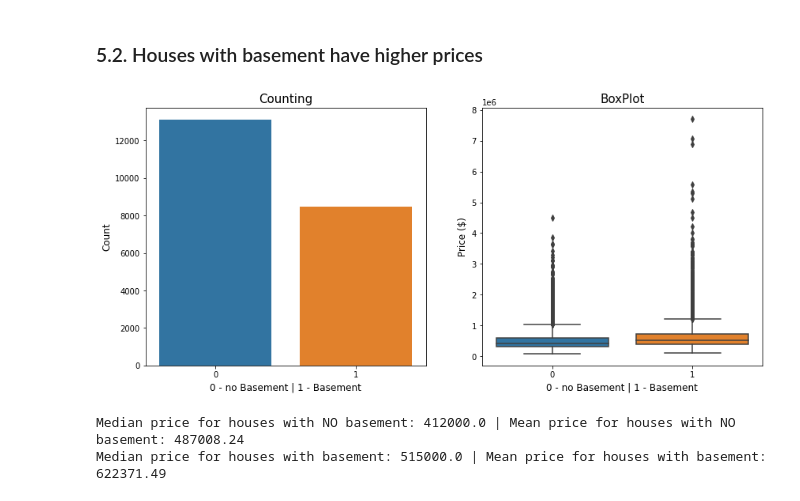
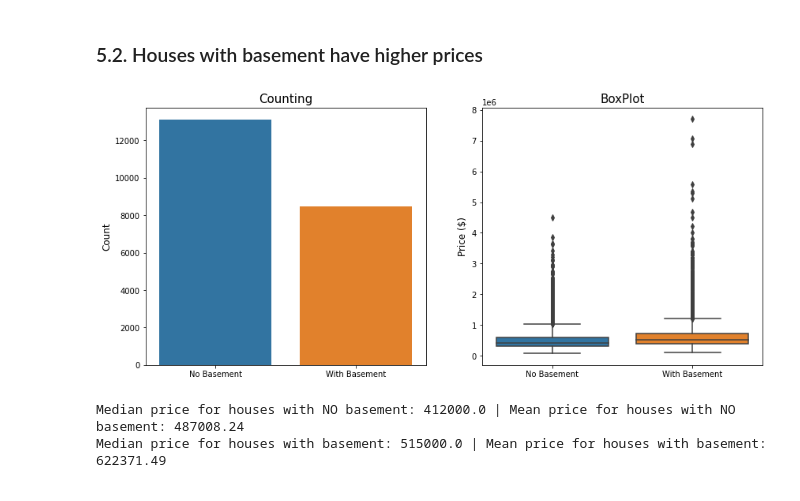
Before and after one commit to vitorlavor/Portfolio_DataScience, a Jupyter notebook: Project_HouseRocket.ipynb, the cells around one changed output. Saved outputs shown, nothing was run; the diff lists cells and outputs as text; code cells hidden in the pictures.

```diff
--- a/Project_HouseRocket.ipynb
+++ b/Project_HouseRocket.ipynb
@@ -573,22 +573,24 @@ data_analysis['basement'] = (data_analysis['sqft_basement'] != 0).astype(int)
 # %%
 plt.figure(figsize = (14, 6))
 
 ax = plt.subplot(121)
 ax = sns.countplot(x="basement", data = data_analysis)
 ax = plt.title('Counting', fontsize = 15)
-ax = plt.xlabel("0 - no Basement | 1 - Basement", fontsize = 12)
+ax = plt.xlabel("", fontsize = 12)
 ax = plt.ylabel("Count", fontsize = 12)
+ax = plt.xticks(np.arange(2), ('No Basement', 'With Basement'))
 
 ax = plt.subplot(122)
 ax = sns.boxplot(x = 'basement', y = 'price', data = data_analysis)
 ax = plt.title('BoxPlot', fontsize = 15)
-ax = plt.xlabel("0 - no Basement | 1 - Basement", fontsize = 12)
+ax = plt.xlabel("", fontsize = 12)
 ax = plt.ylabel("Price ($)", fontsize = 12)
+ax = plt.xticks(np.arange(2), ('No Basement', 'With Basement'))
 
 plt.subplots_adjust(hspace = 0.5)
 plt.show()
 # %% [output]
-[figure, old version]
+[figure, new version]
 # %%
 # Descriptive analysis
 
```
Also changed, not shown: parts of 37 cells of this notebook.
